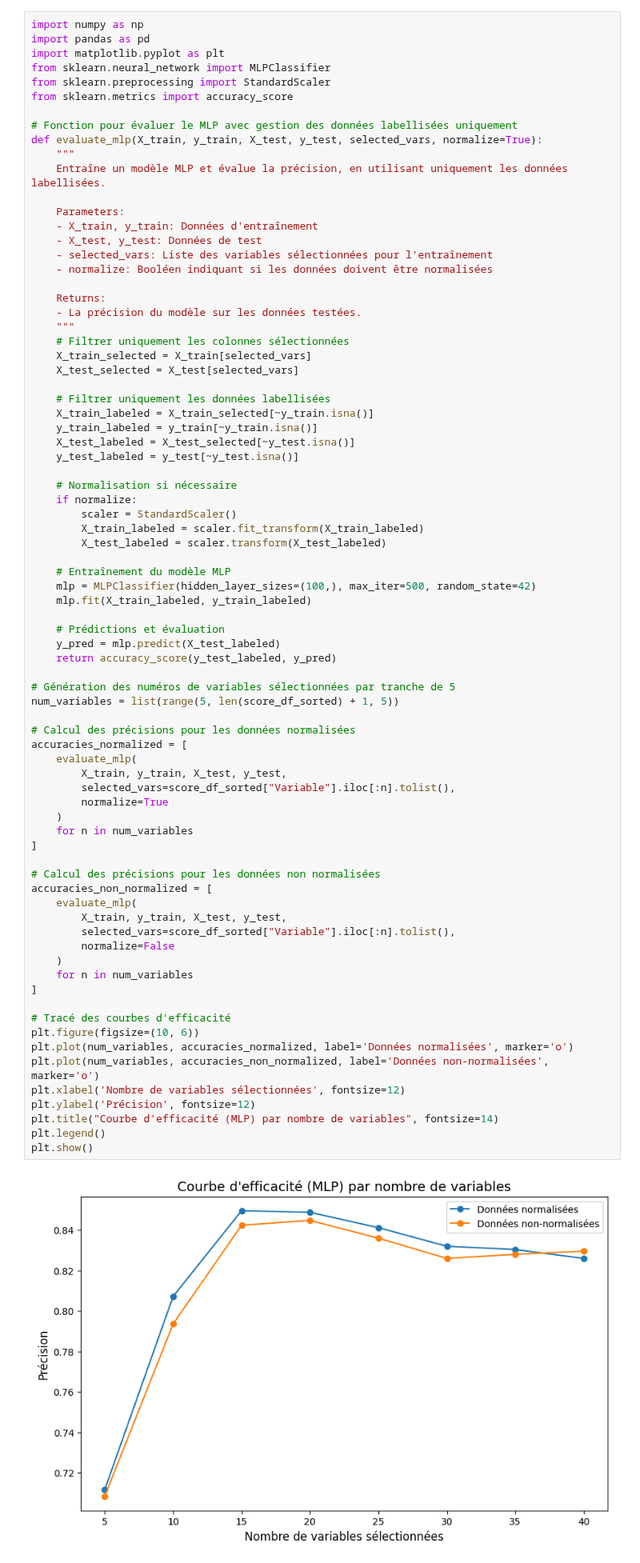
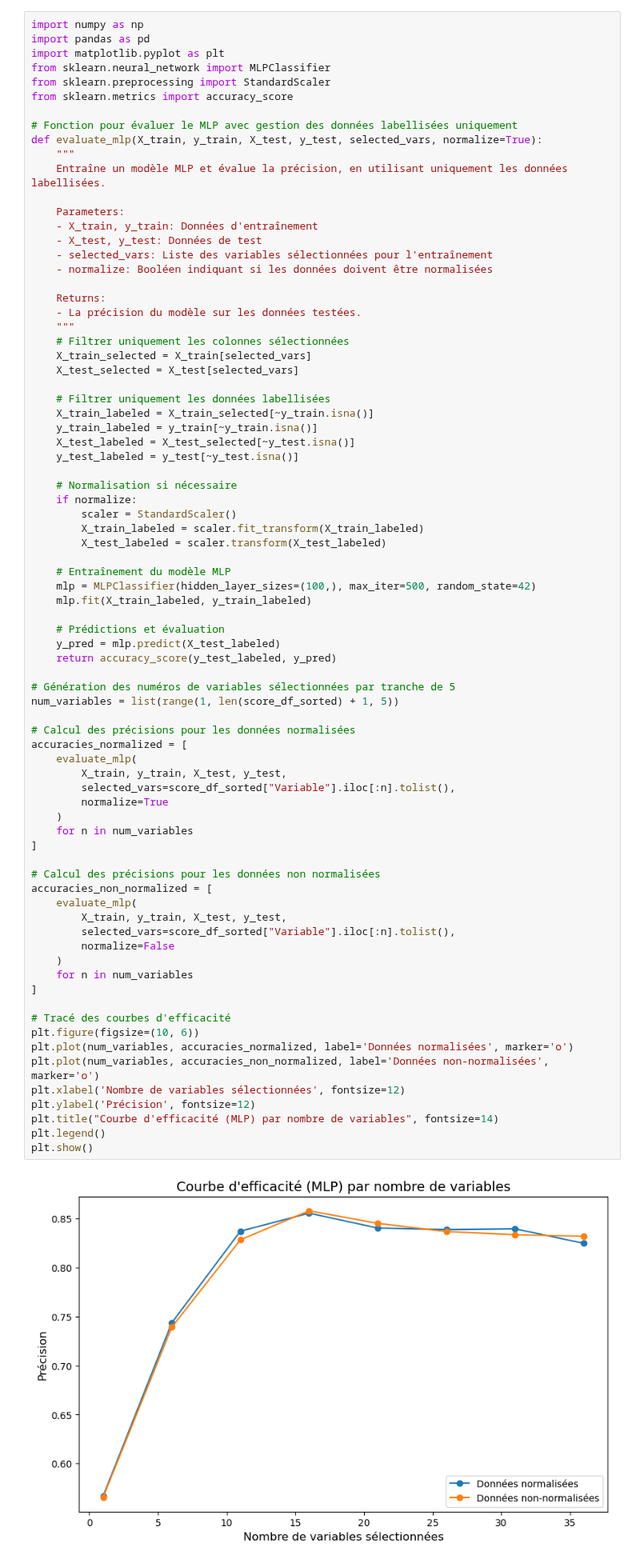
Before and after one commit to jdutel42/TAA, a Jupyter notebook: TP/TP3/TP3_TAA.ipynb, the cells around one changed output. Shown at 80% size. Drawn from its saved outputs; the diff is of its cells as text.

```diff
--- a/TP/TP3/TP3_TAA.ipynb
+++ b/TP/TP3/TP3_TAA.ipynb
@@ -473,39 +473,39 @@ def evaluate_mlp(X_train, y_train, X_test, y_test, selected_vars, normalize=True
     return accuracy_score(y_test_labeled, y_pred)
 
 # Génération des numéros de variables sélectionnées par tranche de 5
-num_variables = list(range(5, len(score_df_sorted) + 1, 5))
+num_variables = list(range(1, len(score_df_sorted) + 1, 5))
 
 # Calcul des précisions pour les données normalisées
 accuracies_normalized = [
     evaluate_mlp(
         X_train, y_train, X_test, y_test,
         selected_vars=score_df_sorted["Variable"].iloc[:n].tolist(),
         normalize=True
     )
     for n in num_variables
 ]
 
 # Calcul des précisions pour les données non normalisées
 accuracies_non_normalized = [
     evaluate_mlp(
         X_train, y_train, X_test, y_test,
         selected_vars=score_df_sorted["Variable"].iloc[:n].tolist(),
         normalize=False
     )
     for n in num_variables
 ]
 
 # Tracé des courbes d'efficacité
 plt.figure(figsize=(10, 6))
 plt.plot(num_variables, accuracies_normalized, label='Données normalisées', marker='o')
 plt.plot(num_variables, accuracies_non_normalized, label='Données non-normalisées', marker='o')
 plt.xlabel('Nombre de variables sélectionnées', fontsize=12)
 plt.ylabel('Précision', fontsize=12)
 plt.title("Courbe d'efficacité (MLP) par nombre de variables", fontsize=14)
 plt.legend()
 plt.show()
 # %% [output]
-[figure, old version]
+[figure, new version]
 # %%
 
 # 4. Courbe sur les variables non-pertinentes
```
Also changed, not shown: parts of 6 cells of this notebook.
